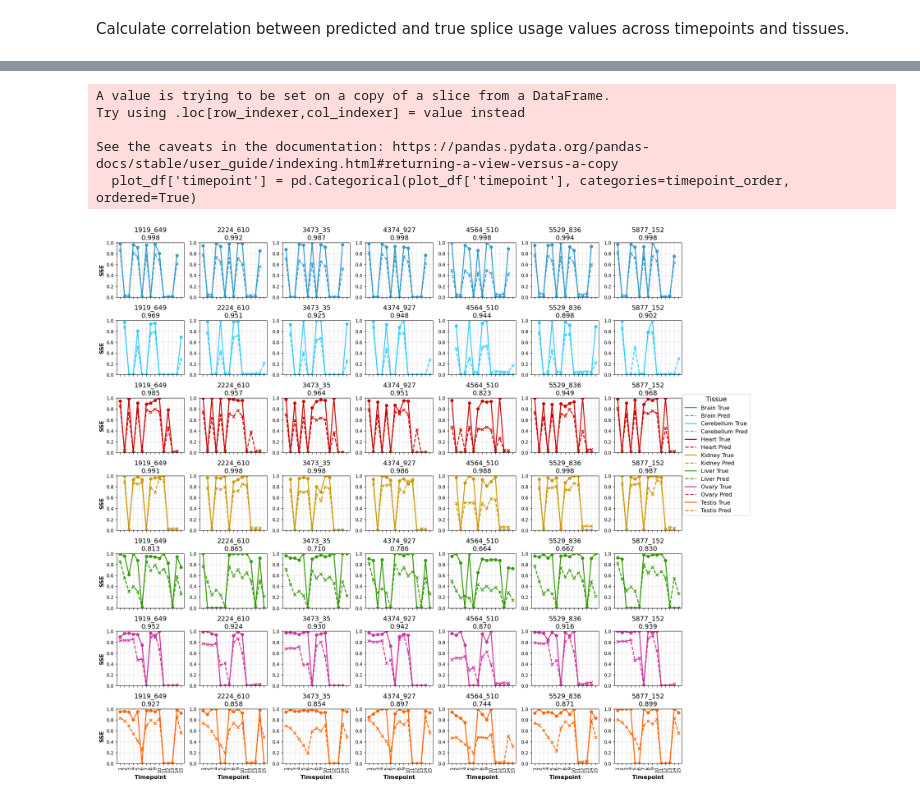
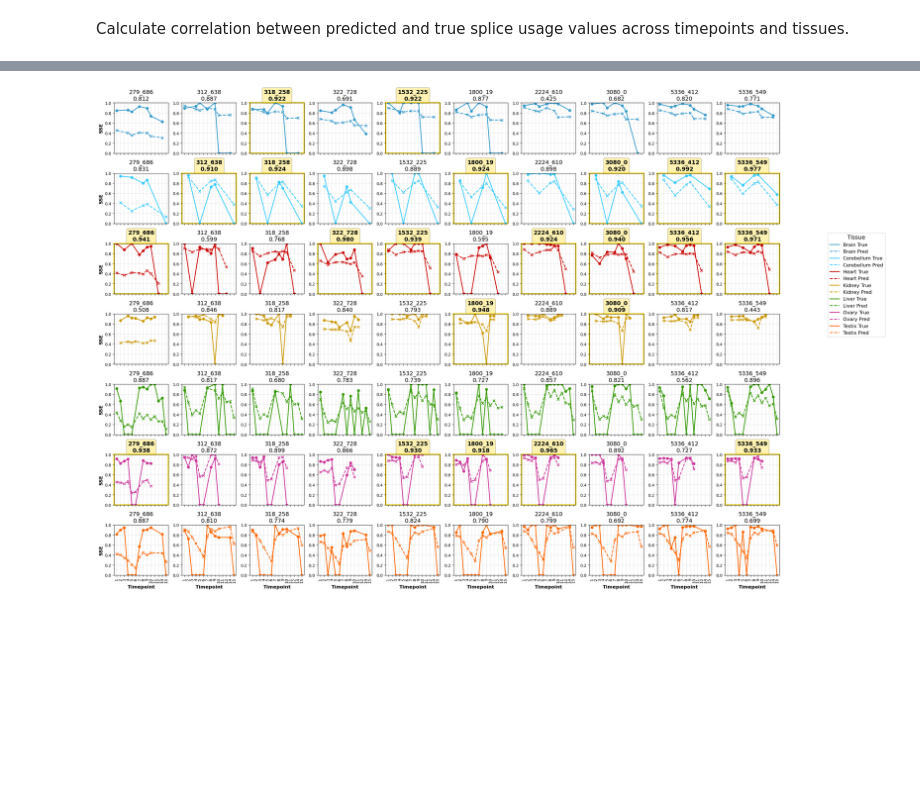
Before and after one commit to anamariaelek/splicevo, a Jupyter notebook: notebooks/model_evaluation.ipynb, the cells around one changed output, grey strips where cells are left out. Drawn from its saved outputs; the diff is of its cells as text; code cells hidden in the pictures; blank space fills up the shorter version.

```diff
--- a/notebooks/model_evaluation.ipynb
+++ b/notebooks/model_evaluation.ipynb
@@ -1042,7 +1234,7 @@ tissue_colors = {
     'Testis': '#ff6600'
 }
 
-unique_tissues = all_data_df['Tissue'].unique()
+unique_tissues = all_data_df['tissue'].unique()
 num_tissues = len(unique_tissues)
 num_cols = 3
 num_rows = (num_tissues + num_cols - 1) // num_cols
@@ -1083,0 +1282,10 @@ top_examples
+# %%
+correlation_df['correlation_across_tissues'] = correlation_df.groupby(['species', 'sequence', 'position'])['correlation'].transform('mean')
+correlation_df['avg_sse_across_tissues'] = correlation_df.groupby(['species', 'sequence', 'position'])['avg_true_SSE'].transform('mean')
+correlation_df['n_tissues'] = correlation_df.groupby(['species', 'sequence', 'position'])['correlation'].transform('count')
+correlation_df['n_timepoints_across_tissues'] = correlation_df.groupby(['species', 'sequence', 'position'])['n_timepoints'].transform('min')
+
+top_examples = correlation_df.sort_values(by='correlation_across_tissues', ascending=False)
+top_examples = top_examples[(top_examples['n_timepoints_across_tissues'] >= 5) & (top_examples['n_tissues'] >= 3)]
+top_examples = top_examples[top_examples['avg_sse_across_tissues'] >= 0.2]
+top_examples = top_examples[['sequence', 'position']].drop_duplicates().head(10)
@@ -1084,7 +1294,5 @@ top_examples
 # %%
-plot_df = all_data_df[(all_data_df['sequence'].isin(top_examples['sequence'])) & (all_data_df['position'].isin(top_examples['position']))]
+plot_df = all_data_df[(all_data_df['sequence'].isin(top_examples['sequence'])) & (all_data_df['position'].isin(top_examples['position']))].copy()
 plot_df['site'] = plot_df['sequence'].astype(str) + '_' + plot_df['position'].astype(str)
-plot_df['tissue'] = plot_df['group'].apply(lambda x: x.split('_')[0])
-plot_df['timepoint'] = plot_df['group'].apply(lambda x: x.split('_')[1])
 plot_df
 # %% [output]
@@ -1119,28 +1312,13 @@ See the caveats in the documentation: https://pandas.pydata.org/pandas-docs/stab
 # %%
-import matplotlib.pyplot as plt
-import pandas as pd
-import numpy as np
-from scipy.interpolate import make_interp_spline
-
-# Define tissue colors
-tissue_colors = {
-    'Brain': '#3399cc',
-    'Cerebellum': '#34ccff',
-    'Heart': '#cc0100',
-    'Kidney': '#cc9900',
-    'Liver': '#339900',
-    'Ovary': '#cc329a',
-    'Testis': '#ff6600'
-}
-
 unique_sites = plot_df['site'].unique()
 smooth = False
 
-timepoint_order = sorted(plot_df['timepoint'].unique(), key=lambda x: int(''.join(filter(str.isdigit, x))))
+timepoint_order = sorted(plot_df['timepoint'].unique())
 plot_df['timepoint'] = pd.Categorical(plot_df['timepoint'], categories=timepoint_order, ordered=True)
 
 n_sites = len(unique_sites)
-n_tissues = len(plot_df['tissue'].unique())
+unique_tissues_plot = plot_df['tissue'].unique()
+n_tissues = len(unique_tissues_plot)
 fig, axes = plt.subplots(n_tissues, n_sites, figsize=(2.5 * n_sites, 2.5 * n_tissues), sharex='col')
 
 if n_sites == 1 and n_tissues == 1:
@@ -1151,17 +1329,21 @@ elif n_tissues == 1:
     axes = axes.reshape(1, n_sites)
 
 legend_handles, legend_labels = [], []
-
 for col_idx, site in enumerate(unique_sites):
     site_data = plot_df[plot_df['site'] == site]
     for tissue in site_data['tissue'].unique():
-        row_idx = list(plot_df['tissue'].unique()).index(tissue)
+        row_idx = list(unique_tissues_plot).index(tissue)
         tissue_data = site_data[site_data['tissue'] == tissue].sort_values('timepoint')
         color = tissue_colors.get(tissue, '#000000')
         x_values = tissue_data['timepoint'].cat.codes
         y_sse_true = tissue_data['true_SSE'].values
         y_sse_pred = tissue_data['pred_SSE'].values
-        correlation = np.corrcoef(y_sse_true, y_sse_pred)[0, 1]
+
+        # Calculate correlation only if we have at least 2 data points
+        if len(y_sse_true) >= 2:
+            correlation = np.corrcoef(y_sse_true, y_sse_pred)[0, 1]
+        else:
+            correlation = np.nan
 
         def smooth_spline(x, y):
             if smooth and len(x) > 3:
@@ -1178,39 +1360,44 @@ for col_idx, site in enumerate(unique_sites):
         x_sse, y_sse_true_smooth = smooth_spline(x_values, y_sse_true)
         line_true, = axes[row_idx, col_idx].plot(x_sse, y_sse_true_smooth, label=f'{tissue} True', color=color, linewidth=2, linestyle='-')
         axes[row_idx, col_idx].scatter(x_values, y_sse_true, color=color, marker='o', s=36)
 
         # Predicted SSE: dashed line
         x_sse, y_sse_pred_smooth = smooth_spline(x_values, y_sse_pred)
         line_pred, = axes[row_idx, col_idx].plot(x_sse, y_sse_pred_smooth, label=f'{tissue} Pred', color=color, linewidth=2, linestyle='--')
         axes[row_idx, col_idx].scatter(x_values, y_sse_pred, color=color, marker='x', s=36)
 
         if col_idx == 0:
             legend_handles.extend([line_true, line_pred])
             legend_labels.extend([f'{tissue} True', f'{tissue} Pred'])
 
         axes[row_idx, col_idx].set_ylim(0, 1)
-        axes[row_idx, col_idx].set_title(f'{site}\n{correlation:.3f}', fontsize=14)
+
+        # Highlight high correlation with bold title and colored background
+        if correlation > 0.9:
+            axes[row_idx, col_idx].set_title(f'{site}\n{correlation:.3f}', fontsize=14, fontweight='bold',
+                                             bbox=dict(boxstyle='round', facecolor='gold', alpha=0.3))
+            axes[row_idx, col_idx].patch.set_edgecolor('gold')
+            axes[row_idx, col_idx].patch.set_linewidth(3)
+        else:
+            axes[row_idx, col_idx].set_title(f'{site}\n{correlation:.3f}', fontsize=14)
+
         axes[row_idx, col_idx].set_xticks(range(len(timepoint_order)))
         axes[row_idx, col_idx].set_xticklabels(timepoint_order, rotation=90)
         axes[row_idx, col_idx].grid(True, alpha=0.3)
 
 # Set y labels for first column
 for row_idx in range(n_tissues):
     axes[row_idx, 0].set_ylabel('SSE', fontsize=12, fontweight='bold')
 
-# Set x labels for last row
+# Set x labels and rotated tick labels for last row
 for col_idx in range(n_sites):
     axes[-1, col_idx].set_xlabel('Timepoint', fontsize=12, fontweight='bold')
+    axes[-1, col_idx].set_xticklabels(timepoint_order, rotation=90)
 
 fig.legend(legend_handles, legend_labels, loc='lower center', bbox_to_anchor=(1.05, 0.5),
            title='Tissue', title_fontsize=14, fontsize=12, ncol=1)
 
-plt.tight_layout(rect=[0, 0.05, 1, 1])
+plt.tight_layout(rect=[0, 0, 0.95, 1])
 plt.show()
 # %% [output]
-A value is trying to be set on a copy of a slice from a DataFrame.
-Try using .loc[row_indexer,col_indexer] = value instead
-
-See the caveats in the documentation: https://pandas.pydata.org/pandas-docs/stable/user_guide/indexing.html#returning-a-view-versus-a-copy
-  plot_df['timepoint'] = pd.Categorical(plot_df['timepoint'], categories=timepoint_order, ordered=True)
-[figure, old version]
+[figure, new version]
```
Also changed, not shown: parts of 49 cells of this notebook, 4 other files.
